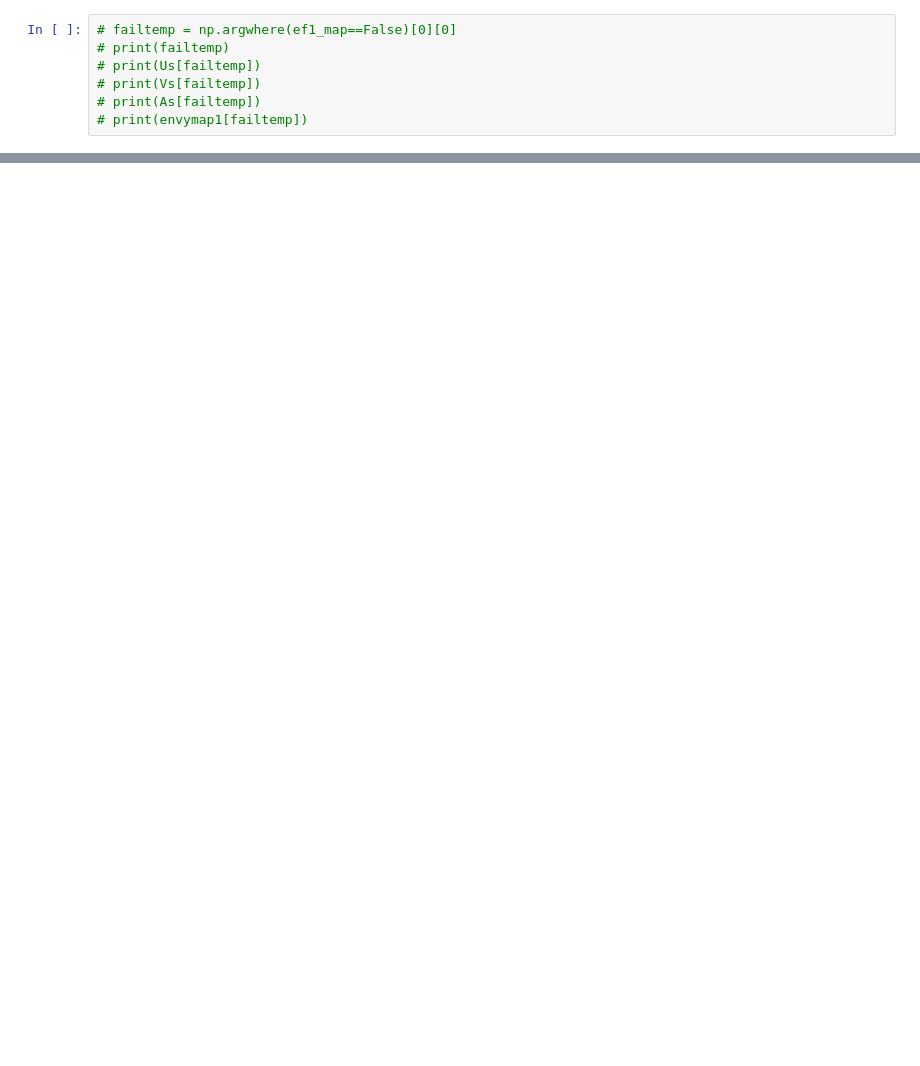
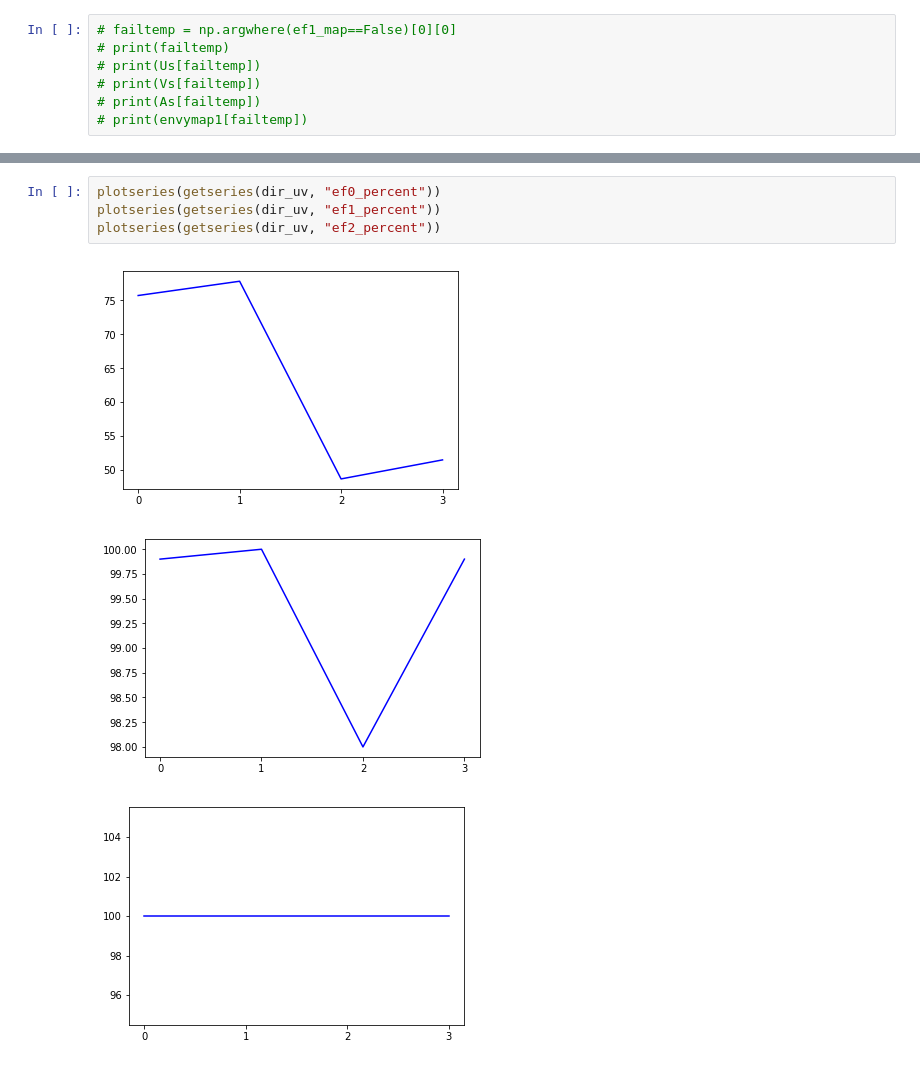
Before and after one commit to shailr/ef-alloc-experiments, a Jupyter notebook: EF_analysis.ipynb, the cells around one changed output, grey strips where cells are left out. Drawn from its saved outputs; the diff is of its cells as text; blank space fills up the shorter version.

```diff
--- a/EF_analysis.ipynb
+++ b/EF_analysis.ipynb
@@ -216,0 +68,8 @@ Means: envy
+# %%
+plotseries(getseries(dir_uv, "ef0_percent"))
+plotseries(getseries(dir_uv, "ef1_percent"))
+plotseries(getseries(dir_uv, "ef2_percent"))
+# %% [output]
+[figure, added]
+[figure, added]
+[figure, added]
```
Also changed, not shown: parts of 22 cells of this notebook, 2 other files.
